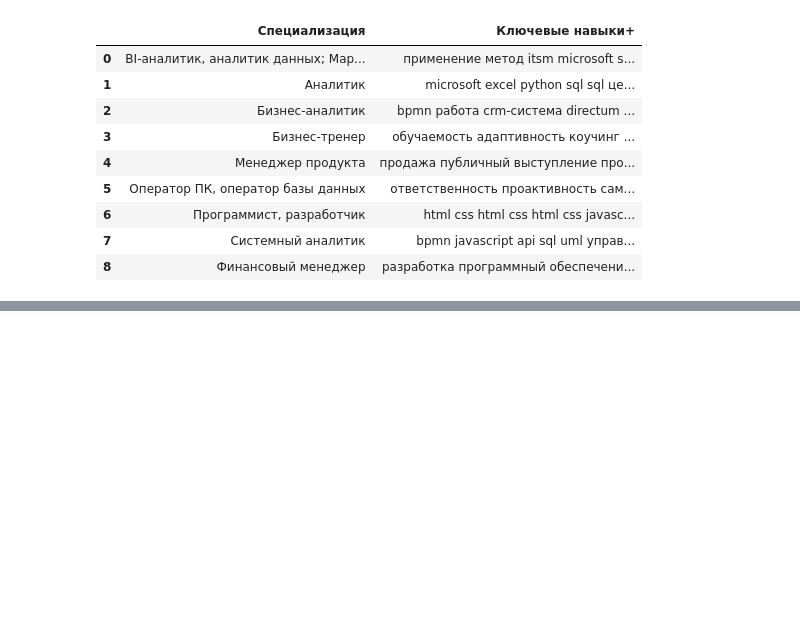
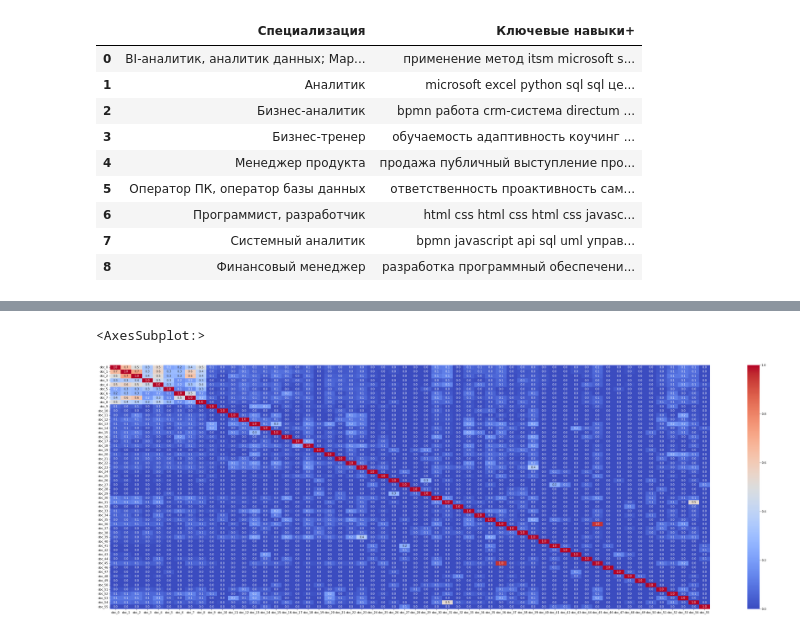
Before and after one commit to dwrkin/nlp_competence, a Jupyter notebook: NLP.ipynb, the cells around one changed output, grey strips where cells are left out. Saved outputs shown, nothing was run; the diff lists cells and outputs as text; code cells hidden in the pictures; blank space fills up the shorter version.

Commit message:
+final heatmap

```diff
--- a/NLP.ipynb
+++ b/NLP.ipynb
@@ -284,0 +324,2 @@ df_rn.to_excel(r'RPD_output\dataset_res3.xlsx')
+# %%
+list_one.extend(list_two)
@@ -284,0 +346,6 @@ df_rn.to_excel(r'RPD_output\dataset_res3.xlsx')
+# %%
+tfidf_vect_final = TfidfVectorizer()
+tfidf_matrix_final = tfidf_vect_final.fit_transform(list_one)
+feature_names_final = tfidf_vect_final.get_feature_names_out()
+cosine_similarity_matrix_final  = cosine_similarity(tfidf_matrix_final)
+create_dataframe(tfidf_matrix_final.toarray(), feature_names_final)
@@ -284,0 +371,4 @@ df_rn.to_excel(r'RPD_output\dataset_res3.xlsx')
+# %%
+doc_names_list_final = [f'doc_{i}' for i, _ in enumerate(cosine_similarity_matrix_final)]
+# %%
+dataframe_hm_final = create_dataframe(cosine_similarity_matrix_final, doc_names_list_final)
@@ -284,0 +389,7 @@ df_rn.to_excel(r'RPD_output\dataset_res3.xlsx')
+# %%
+plt.figure(figsize = (48,16))
+sns.heatmap(dataframe_hm_final , cmap="coolwarm", annot=True, fmt=".1f")
+#, annot= True,fmt=".1f"
+# %% [output]
+<AxesSubplot:>
+[figure, added]
```
Also changed, not shown: parts of 6 cells of this notebook, 4 other files.
